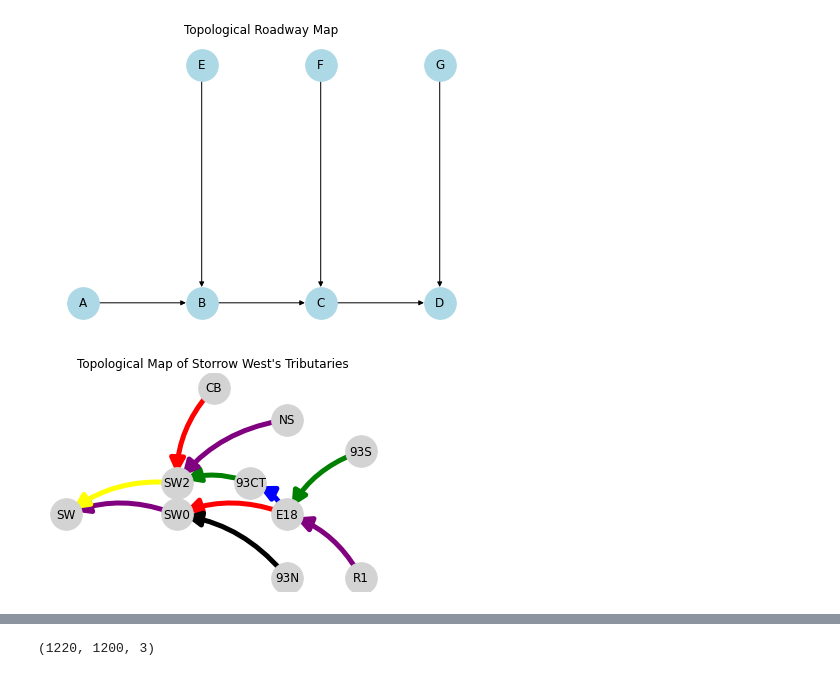
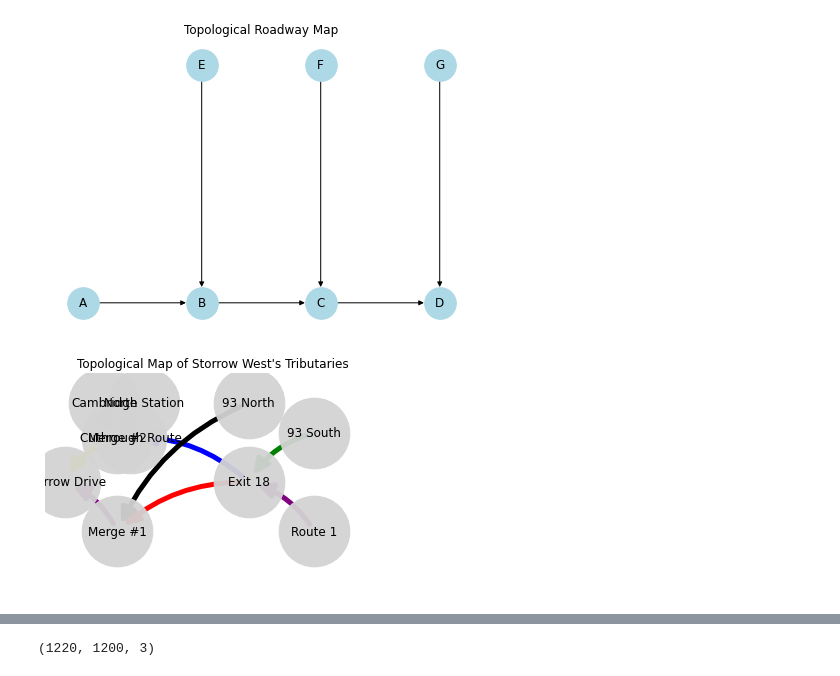
Before and after one commit to robertej19/EyeCandy, a Jupyter notebook: cvtesting-2.ipynb, the cells around one changed output, grey strips where cells are left out. Drawn from its saved outputs; the diff is of its cells as text; code cells hidden in the pictures.

```diff
--- a/cvtesting-2.ipynb
+++ b/cvtesting-2.ipynb
@@ -44,67 +44,72 @@ import matplotlib.pyplot as plt
 G = nx.DiGraph()
 
 # Updated Nodes
-nodes = ["E18", "93S", "93CT", "NS", "SW0", "SW","SW2" ,"CB","93N","R1"]
+nodes = ["Exit 18", "93 South", "Cuthrough Route", "North Station", "Merge #1", "Storrow Drive","Merge #2" ,"Cambridge","93 North","Route 1"]
 G.add_nodes_from(nodes)
 
 # Updated Edges
 edges = [
-    ("E18", "SW0"),    # E18 splits to SW
-    ("E18", "93CT"),  # E18 splits to 93CT
-    ("93N", "SW0"),    # 93S merges to SW
-    ("NS", "SW2"),    # 93S merges to NS
-        ("R1", "E18"),    # 93S merges to SW
-    ("93S", "E18"),    # 93S merges to SW
-    ("93CT", "SW2"),    # 93S merges to SW
+    ("Exit 18", "Merge #1"),    # E18 splits to SW
+    ("Exit 18", "Cuthrough Route"),  # E18 splits to 93CT
+    ("93 North", "Merge #1"),    # 93S merges to SW
+    ("North Station", "Merge #2"),    # 93S merges to NS
+        ("Route 1", "Exit 18"),    # 93S merges to SW
+    ("93 South", "Exit 18"),    # 93S merges to SW
+    ("Cuthrough Route", "Merge #2"),    # 93S merges to SW
 
 
-    ("SW2", "SW"),   # 93CT merges to CB
-    ("SW0", "SW"),   # 93CT merges to CB
+    ("Merge #2", "Storrow Drive"),   # 93CT merges to CB
+    ("Merge #1", "Storrow Drive"),   # 93CT merges to CB
 
 
-    ("CB", "SW2")      # CB merges to SW
+    ("Cambridge", "Merge #2")      # CB merges to SW
 ]
 G.add_edges_from(edges)
 
 # New manual position for leftward flow
 pos = {
-    "SW0": (0, 4),
-    "SW2": (0, 4.5),
+        "Route 1": (30, -5),
+    "93 South": (30, 5),
 
-    "CB": (1, 6),
-    "93CT": (2, 4.5),
-    "E18": (3, 4),
-    "R1": (5, 3),
-    "93S": (5, 5),
-    "93N": (3, 3),
-    "SW": (-3, 4),
-    "NS": (3, 5.5)
+        "Exit 18": (20, 0),
+     "93 North": (20,8),
+
+
+    "Merge #1": (0,-5),
+    "Merge #2": (0, 4.5),
+    "Cambridge": (-2, 8),
+    "Cuthrough Route": (2, 4.5),
+
+    "Storrow Drive": (-8, 0),
+    "North Station": (4, 8)
 }
 
 # Optional: colors for each edge
 colors = ['red', 'blue', 'green', 'green', 'purple', 'purple',"yellow","red","black", 'purple',"yellow","red","black"]
 
 # Draw nodes
-nx.draw_networkx_nodes(G, pos, node_color='lightgray', node_size=1000)
+nx.draw_networkx_nodes(G, pos, node_color='lightgray', node_size=5000, alpha=0.95)
 
 # Draw edges one by one for styling
 for idx, (u, v) in enumerate(G.edges()):
     nx.draw_networkx_edges(
         G, pos,
         edgelist=[(u, v)],
         arrows=True,
         arrowstyle='-|>',
         arrowsize=30,
         width=5,
         edge_color=colors[idx],
         connectionstyle='arc3,rad=0.2'  # curved merges
     )
 
 # Draw labels
 nx.draw_networkx_labels(G, pos, font_size=12)
 
 plt.title("Topological Map of Storrow West's Tributaries")
+plt.xlim(-11, 40)
+plt.ylim(-11, 11)
 plt.axis('off')
 plt.show()
 # %% [output]
-[figure, old version]
+[figure, new version]
```
Also changed, not shown: parts of 2 cells of this notebook, 1 other file.
